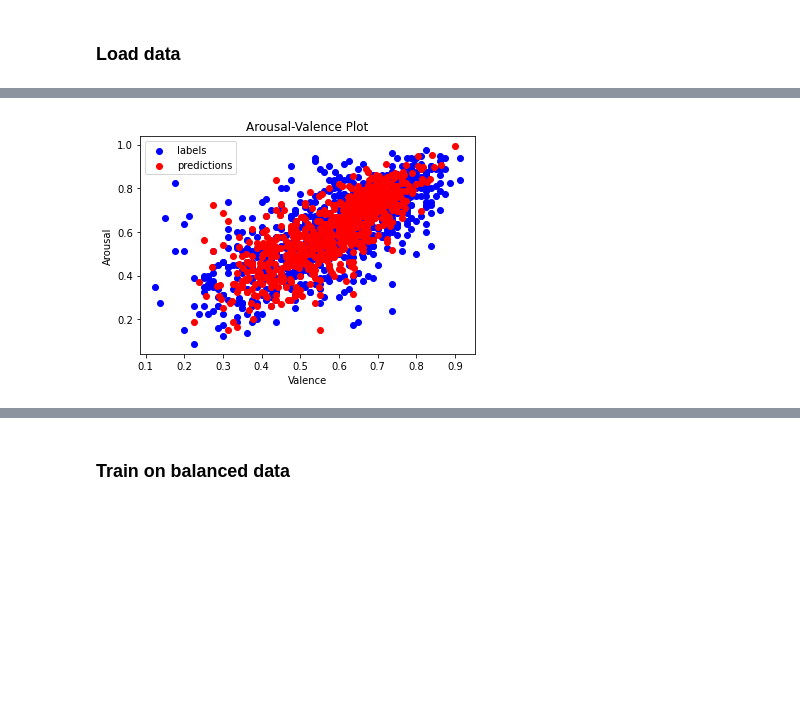
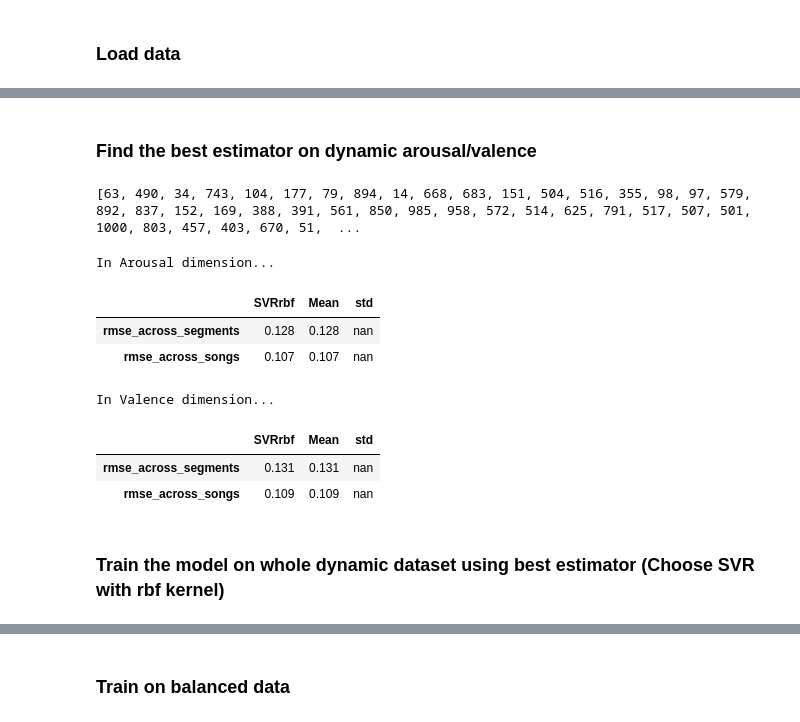
Before and after one commit to LiyangTseng/AudMem, a Jupyter notebook: Feature_Extraction/features.ipynb, the cells around one changed output, grey strips where cells are left out. Drawn from its saved outputs; the diff is of its cells as text; code cells hidden in the pictures; blank space fills up the shorter version.

```diff
--- a/Feature_Extraction/features.ipynb
+++ b/Feature_Extraction/features.ipynb
@@ -149,4 +167,0 @@ with open(os.path.join('features/emotions/tmp', 'svr_linear_valence.pkl') , 'wb'
-# %%
-scorer = {'rmse': make_scorer(rmse)}
-reg = make_pipeline(*prefunc, SVR(kernel='linear', gamma='scale'))
-reg_score = cross_validate(reg, features_a, labels_a, scoring=scorer, cv=10, return_train_score=False, return_estimator=True)
@@ -159,4 +167,0 @@ predictions_a = best_model.predict(features_a)
-# %%
-scorer = {'rmse': make_scorer(rmse)}
-reg = make_pipeline(*prefunc, SVR(kernel='linear', gamma='scale'))
-reg_score = cross_validate(reg, features_v, labels_v, scoring=scorer, cv=10, return_train_score=False, return_estimator=True)
@@ -167,10 +168,19 @@ predictions_v = best_model.predict(features_v)
-# %%
-plt.title('Arousal-Valence Plot')
-plt.xlabel('Valence')
-plt.ylabel('Arousal')
-plt.scatter(labels_v, labels_a, c='b', label='labels')
-plt.scatter(predictions_v, predictions_a, c='r',  label='predictions')
-plt.legend(loc='upper left')
-plt.show()
-# %% [output]
-[figure, removed]
+# %% [markdown]
+### Find the best estimator on dynamic arousal/valence
+# %%
+def rmse(y, y_pred):
+    return sqrt(mean_squared_error(y, y_pred))
+
+regressors = {
+    # 'Lasso': Lasso(),
+    # 'ElasticNet': ElasticNet(),
+    # 'Ridge': Ridge(),
+    # 'kNN': KNeighborsRegressor(),
+    'SVRrbf': SVR(kernel='rbf', gamma='scale'),
+    # 'SVRpoly': SVR(kernel='poly', gamma='scale'),
+    # 'SVRlinear': SVR(kernel='linear', gamma='scale'),
+    # 'DT': DecisionTreeRegressor(max_depth=5),
+    # 'RF': RandomForestRegressor(max_depth=5, n_estimators=10, max_features=1),
+#     'MLP': MLPRegressor(hidden_layer_sizes=(200,50), max_iter=2000),
+#     'AdaBoost': AdaBoostRegressor(n_estimators=10),
+}
@@ -176,0 +253,31 @@ plt.show()
+# %%
+songs = dynamic_dataset['musicId'].unique()
+songs = shuffle(songs, random_state=3)
+test_num = round(len(songs)*0.1)
+testsongs = songs[:test_num]
+print(list(testsongs))
+iftestset = dynamic_dataset['musicId'].apply(lambda x: x in testsongs)
+testset = dynamic_dataset[iftestset]
+trainset = dynamic_dataset[~iftestset]
+prefunc = [StandardScaler()]
+featureNames = dynamic_dataset.columns[2:262]
+
+regression_results(regressors, trainset, testset, featureNames, 'Arousal(mean)', 'audio', prefunc)
+regression_results(regressors, trainset, testset, featureNames, 'Valence(mean)', 'audio', prefunc)
+
+print('In Arousal dimension...')
+compute_rmse_across_songs(os.path.join('temp_results','audio_regression_results_Arousal(mean).csv'))
+print('In Valence dimension...')
+compute_rmse_across_songs(os.path.join('temp_results','audio_regression_results_Valence(mean).csv'))
+# %% [output]
+[63, 490, 34, 743, 104, 177, 79, 894, 14, 668, 683, 151, 504, 516, 355, 98, 97, 579, 892, 837, 152, 169, 388, 391, 561, 850, 985, 958, 572, 514, 625, 791, 517, 507, 501, 1000, 803, 457, 403, 670, 51,  ...
+In Arousal dimension...
+|  | SVRrbf | Mean | std |
+| rmse_across_segments | 0.128 | 0.128 | nan |
+| rmse_across_songs | 0.107 | 0.107 | nan |
+In Valence dimension...
+|  | SVRrbf | Mean | std |
+| rmse_across_segments | 0.131 | 0.131 | nan |
+| rmse_across_songs | 0.109 | 0.109 | nan |
+# %% [markdown]
+### Train the model on whole dynamic dataset using best estimator (Choose SVR with rbf kernel)
```
Also changed, not shown: parts of 26 cells of this notebook, 3 other files.
